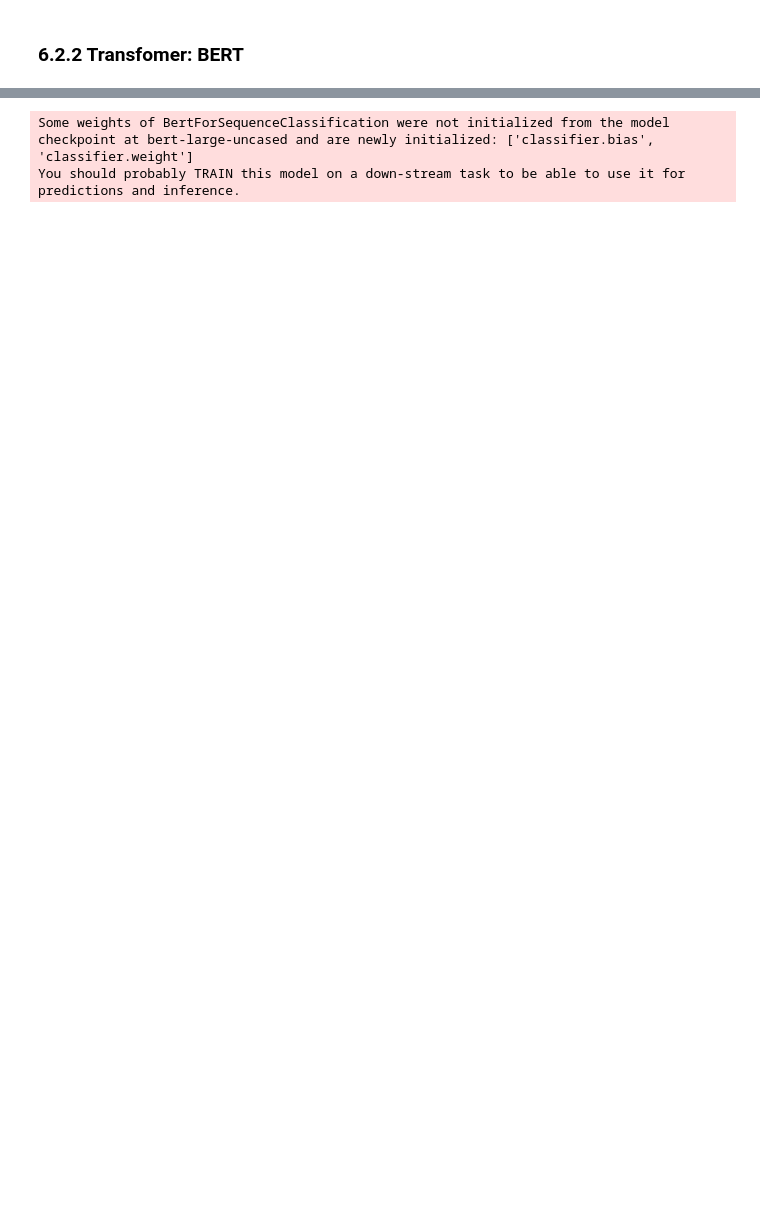
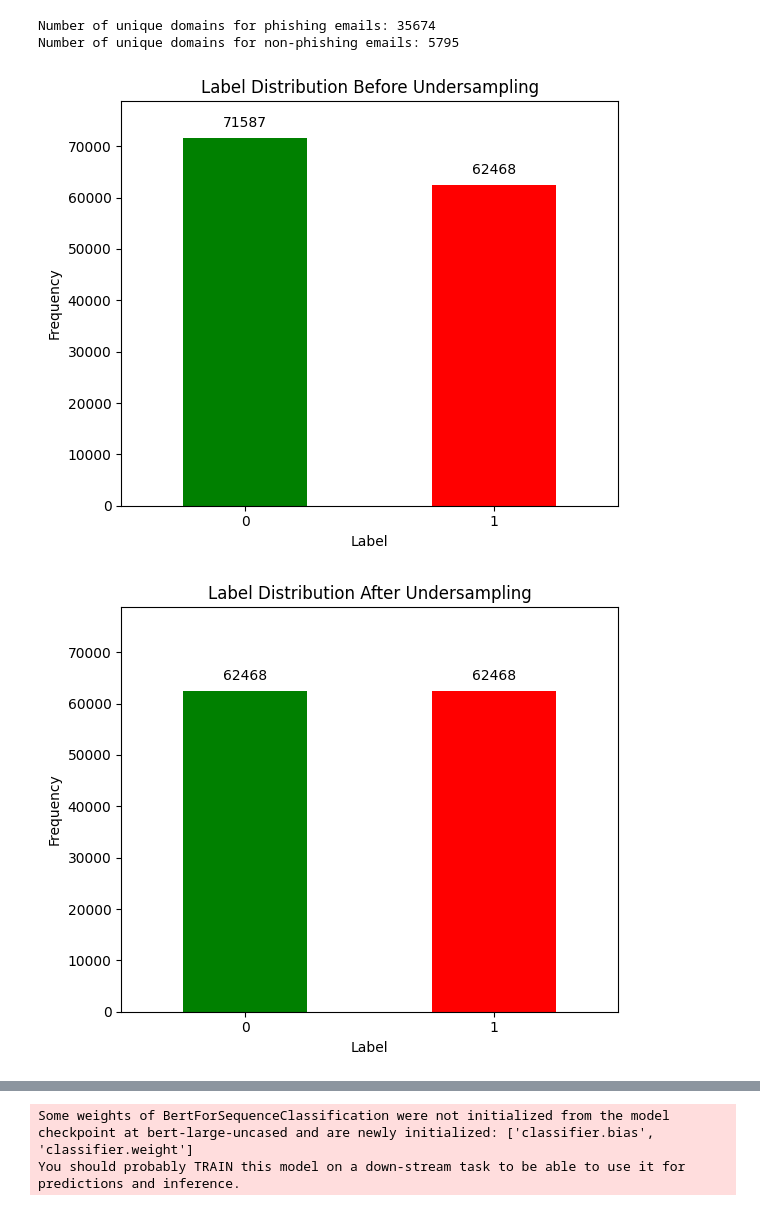
Before and after one commit to chiralcentre/DSA4266_Group1, a Jupyter notebook: Group_1_Models.ipynb, the cells around one changed output, grey strips where cells are left out. Saved outputs shown, nothing was run; the diff lists cells and outputs as text; code cells hidden in the pictures; blank space fills up the shorter version.

```diff
--- a/Group_1_Models.ipynb
+++ b/Group_1_Models.ipynb
@@ -230,0 +257,14 @@ combined_df = combined_df.dropna(subset=['date'])
+# %%
+# Ensure Date is before 2022 and after 1995 based on Zeodo
+date_range = combined_df['date'].min(), combined_df['date'].max()
+
+print(f"Date range: {date_range[0]} to {date_range[1]}")
+
+df_filtered = combined_df[combined_df['date'] <= '2023-01-01']
+df_filtered = df_filtered[combined_df['date'] >= '1995-01-01']
+
+date_range = df_filtered['date'].min(), df_filtered['date'].max()
+
+print(f"Date range: {date_range[0]} to {date_range[1]}")
+
+combined_df = df_filtered.copy()
@@ -1042,2 +387,0 @@ Confusion Matrix:
-# %% [markdown]
-### 6.2.2 Transfomer: BERT
@@ -1105,0 +388,53 @@ label2id = {"benign": 0, "phishing": 1}
+# %%
+# Display the domains of senders
+url_testor = combined_df.copy()
+
+url_testor['domain'] = url_testor['sender'].str.split('@').str[1]
+# Get unique domains for phishing emails (label = 1)
+unique_phishing_domains = url_testor[url_testor['label'] == 1]['domain'].unique()
+num_unique_phishing_domains = len(unique_phishing_domains)
+
+# Get unique domains for non-phishing emails (label = 0)
+unique_non_phishing_domains = url_testor[url_testor['label'] == 0]['domain'].unique()
+num_unique_non_phishing_domains = len(unique_non_phishing_domains)
+
+# Display the results
+print(f"Number of unique domains for phishing emails: {num_unique_phishing_domains}")
+print(f"Number of unique domains for non-phishing emails: {num_unique_non_phishing_domains}")
+# %% [output]
+Number of unique domains for phishing emails: 35674
+Number of unique domains for non-phishing emails: 5795
+# %%
+# Display Label Distribution Changes
+new_label_counts=df_resampled['label'].value_counts()
+# Determine the maximum y-axis limit across both distributions with some leeway
+max_count = max(initial_label_counts.max(), new_label_counts.max()) * 1.1  # 20% leeway
+
+# Plot the initial distribution (before undersampling)
+plt.figure(figsize=(6, 5))
+initial_label_counts.plot(kind='bar', color=['green', 'red'], rot=0)
+plt.ylim(0, max_count)  # Set y-axis limit to the maximum value
+plt.title("Label Distribution Before Undersampling")
+plt.xlabel("Label")
+plt.ylabel("Frequency")
+# Add the value labels on top of the bars
+for index, value in enumerate(initial_label_counts):
+    plt.text(index, value + (0.02 * max_count), str(value), ha='center', va='bottom', fontsize=10)
+plt.tight_layout()
+plt.show()
+
+# Plot the new distribution (after undersampling)
+plt.figure(figsize=(6, 5))
+new_label_counts.plot(kind='bar', color=['green', 'red'], rot=0)
+plt.ylim(0, max_count)  # Set the same y-axis limit for consistency
+plt.title("Label Distribution After Undersampling")
+plt.xlabel("Label")
+plt.ylabel("Frequency")
+# Add the value labels on top of the bars
+for index, value in enumerate(new_label_counts):
+    plt.text(index, value + (0.02 * max_count), str(value), ha='center', va='bottom', fontsize=10)
+plt.tight_layout()
+plt.show()
+# %% [output]
+[figure, added]
+[figure, added]
```
Also changed, not shown: parts of 218 cells of this notebook, 1 other file.
